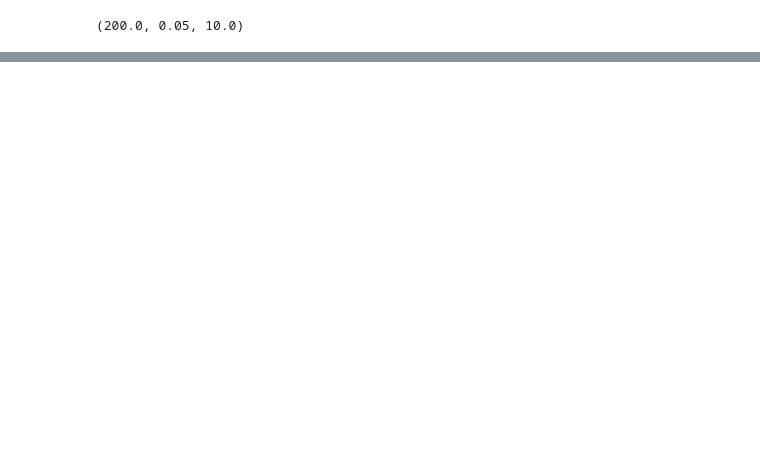
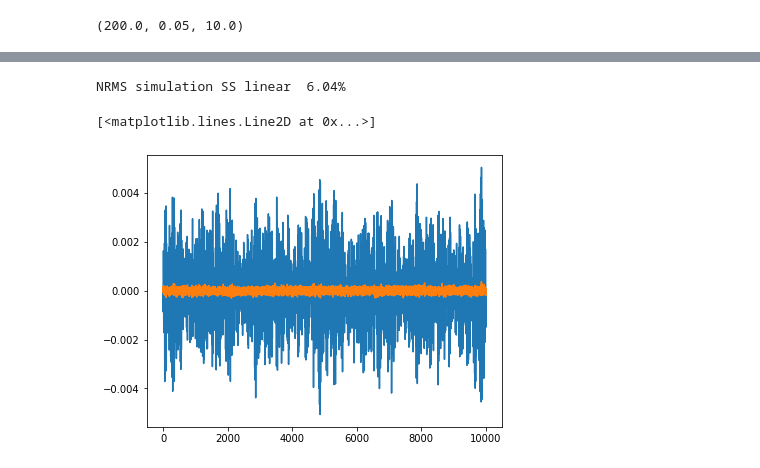
Before and after one commit to Mixxxxx358/NonlinearController, a Jupyter notebook: MassSpringDamper.ipynb, the cells around one changed output, grey strips where cells are left out. Cells and saved outputs as stored; diff of their text form; code cells hidden in the pictures; blank space fills up the shorter version.

```diff
--- a/MassSpringDamper.ipynb
+++ b/MassSpringDamper.ipynb
@@ -39,0 +48,13 @@ plt.plot(sim_times, data.y[:,1])
+# %%
+print(f'NRMS simulation SS linear  {test_ss_enc.NRMS(data):.2%}')
+plt_len = sim_len
+
+fig1 = plt.figure(figsize=(14,5))
+
+plt.subplot(1,2,1)
+plt.plot(test_ss_enc.y[:plt_len], label="System")
+plt.plot(test_ss_enc.y[:plt_len] - data.y[:plt_len], label='Error')
+# %% [output]
+NRMS simulation SS linear  6.04%
+[<matplotlib.lines.Line2D at 0x...>]
+[figure, added]
```
Also changed, not shown: parts of 5 cells of this notebook.
